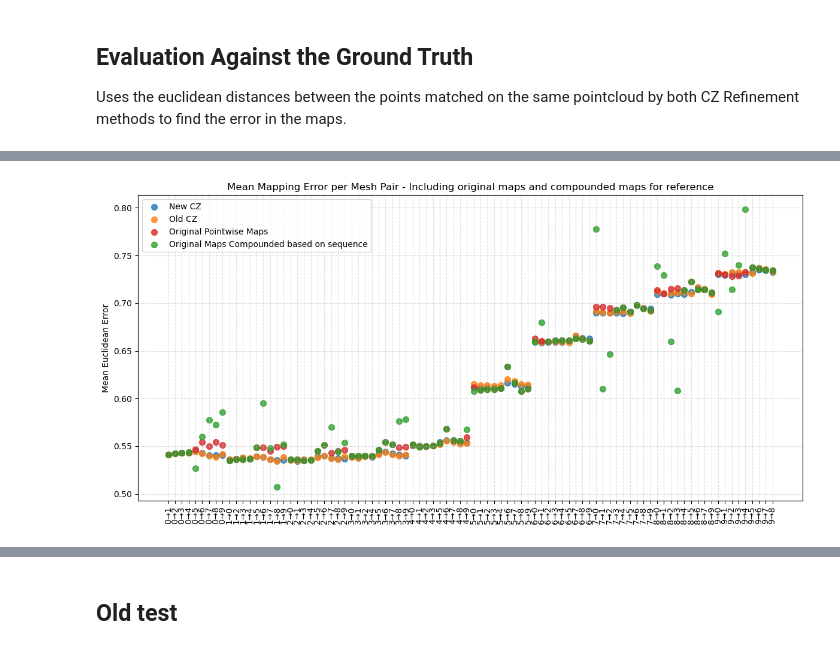
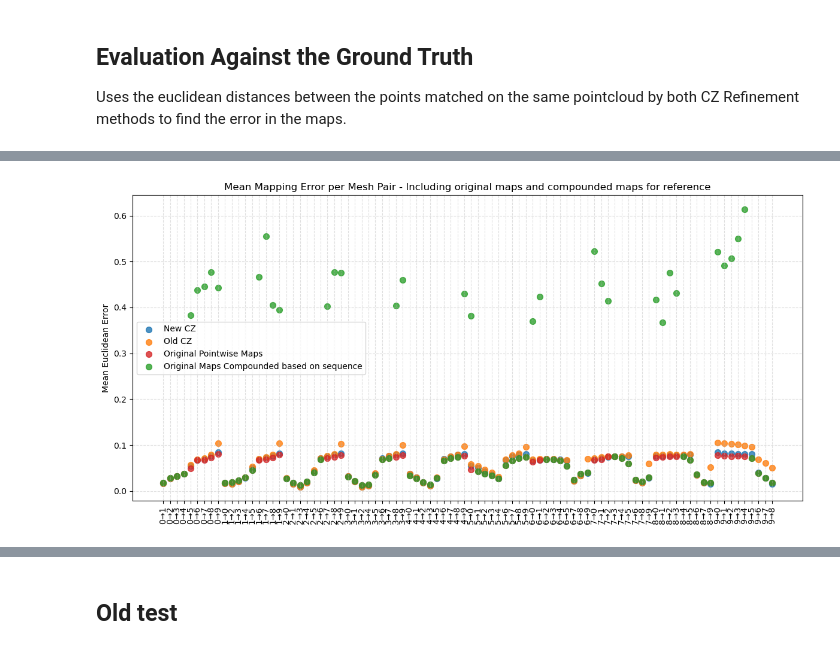
Before and after one commit to Arma1500/capstone2025, a Jupyter notebook: implementation.ipynb, the cells around one changed output, grey strips where cells are left out. Saved outputs shown, nothing was run; the diff lists cells and outputs as text; code cells hidden in the pictures.

Commit message:
evaluation based on mesh for now, will try with the pointcloud again later

```diff
--- a/implementation.ipynb
+++ b/implementation.ipynb
@@ -156,3 +187,7 @@ gt_list = [load_gt_from_json(gt_path, frame) for frame in tqdm(frames, f"Loading
+# %%
+downsampled_gt_list = []
+for i in tqdm(range(len(mesh_list))):
+    downsampled_gt_list.append(downsample_pcd_to_mesh(gt_list[i],mesh_list[i]))
 # %% [markdown]
 ## Original Method
 # %%
@@ -175,7 +210,7 @@ def create_intial_maps_dict(meshes, K=30):
     inital_maps_dict = {}
     n_meshes = len(meshes)
 
-    for i in tqdm(range(n_meshes), 'Creating Intial Maps Dictionary'):
+    for i in tqdm(range(n_meshes)):
         for j in range(n_meshes):
 
             if i == j:
@@ -341,14 +369,14 @@ fmn_model_old.zoomout_refine(nit=25, step=2, subsample=3000, isometric=True, wei
 # %% [output]
 Computing a 3000-sized subsample for each mesh
 # %%
-# save
-with open("../../true_compounded_maps_10.pkl", "wb") as f:
-    p.dump(fmn_model_old.maps, f)
+# # save
+# with open("../../true_compounded_maps_10.pkl", "wb") as f:
+#     p.dump(fmn_model_old.maps, f)
 
-# # load
-# with open("../../fmn_compounded_maps_10.pkl", "rb") as f:
-#     fmn_model_old.maps = p.load(f)
-#     #old_maps_dict = p.load(f)
+# load
+with open("../../true_compounded_maps_10.pkl", "rb") as f:
+    fmn_model_old.maps = p.load(f)
+    #old_maps_dict = p.load(f)
 # %% [markdown]
 ## Displaying Maps for Visualisation
 # %%
@@ -386,11 +502,4 @@ old_p2p_21 = spectral.convert.mesh_FM_to_p2p(old_fm_12, mesh1, mesh2)
 # %%
-def pointwise_euclidean_error(p2p_map, gt_target_pcd, source_mesh):
-    gt_points = np.asarray(gt_target_pcd.points)
-    mapped_points = gt_points[p2p_map]
-
-    src_points = np.asarray(source_mesh.vertices)
-    return np.linalg.norm(src_points - mapped_points, axis=1)
-
 errors_new = {}
 errors_old = {}
 
@@ -403,17 +512,17 @@ for i in range(len(mesh_list)):
             continue
 
         mesh1, mesh2 = mesh_list[i], mesh_list[j]
-        gt_target = gt_list[i]
+        gt_source, gt_target = downsampled_gt_list[i], downsampled_gt_list[j]
 
         # Adding the original pointwise maps as well
         original_map = maps_dict[(i, j)]
         original_compound_map = compound_dict[(i, j)] # Note: These are the maps we ran refinement on
 
-        original_map_p2p = spectral.convert.mesh_FM_to_p2p(original_map, mesh1, mesh2)
-        original_compound_map_p2p = spectral.convert.mesh_FM_to_p2p(original_compound_map, mesh1, mesh2)
+        original_map_p2p_ji = spectral.convert.mesh_FM_to_p2p(original_map, mesh1, mesh2)
+        original_compound_map_p2p_ji = spectral.convert.mesh_FM_to_p2p(original_compound_map, mesh1, mesh2)
 
-        err_o_map = pointwise_euclidean_error(original_map_p2p, gt_target, mesh2)
-        err_o_compound_map = pointwise_euclidean_error(original_compound_map_p2p, gt_target, mesh2)
+        err_o_map = mesh_euclidean_error(original_map_p2p_ji, mesh1, mesh2)
+        err_o_compound_map = mesh_euclidean_error(original_compound_map_p2p_ji, mesh1, mesh2)
 
         original_errors_maps[(i, j)] = err_o_map
         original_errors_compounded[(i, j)] = err_o_compound_map
@@ -428,8 +537,8 @@ for i in range(len(mesh_list)):
         old_p2p = spectral.convert.mesh_FM_to_p2p(old_fm, mesh1, mesh2)
 
         # Compute errors
-        err_new = pointwise_euclidean_error(new_p2p, gt_target, mesh2)
-        err_old = pointwise_euclidean_error(old_p2p, gt_target, mesh2)
+        err_new = mesh_euclidean_error(new_p2p, mesh1, mesh2)
+        err_old = mesh_euclidean_error(old_p2p, mesh1, mesh2)
 
         errors_new[(i, j)] = err_new
         errors_old[(i, j)] = err_old
@@ -441,34 +550,34 @@ mean_errors_old = []
 mean_original_maps = []
 mean_compounded_maps = []
 
 map_labels = []
 
 for (i, j) in errors_new:
     mean_errors_new.append(np.mean(errors_new[(i, j)]))
     mean_errors_old.append(np.mean(errors_old[(i, j)]))
 
     mean_original_maps.append(np.mean(original_errors_maps[(i, j)]))
     mean_compounded_maps.append(np.mean(original_errors_compounded[(i, j)]))
 
     map_labels.append(f"{i}→{j}")
 
 # Plot
 plt.figure(figsize=(12,6))
 plt.scatter(range(len(mean_errors_new)), mean_errors_new, c='tab:blue', label='New CZ', s=50, alpha=0.8)
 plt.scatter(range(len(mean_errors_old)), mean_errors_old, c='tab:orange', label='Old CZ', s=50, alpha=0.8)
 
 plt.scatter(range(len(mean_original_maps)), mean_original_maps, c='tab:red', label='Original Pointwise Maps', s=50, alpha=0.8)
 plt.scatter(range(len(mean_compounded_maps)), mean_compounded_maps, c='tab:green', label='Original Maps Compounded based on sequence', s=50, alpha=0.8)
 
 plt.xticks(range(len(mean_errors_new)), map_labels, rotation=90)
 plt.ylabel("Mean Euclidean Error")
 plt.title("Mean Mapping Error per Mesh Pair - Including original maps and compounded maps for reference")
 plt.legend()
 plt.grid(True, linestyle='--', alpha=0.4)
 plt.tight_layout()
 plt.show()
 # %% [output]
-[figure, old version]
+[figure, new version]
 # %%
 with open("current_errors_new.json", "wb") as f:
     p.dump(errors_new, f)
```
Also changed, not shown: parts of 9 cells of this notebook, 4 other files.
